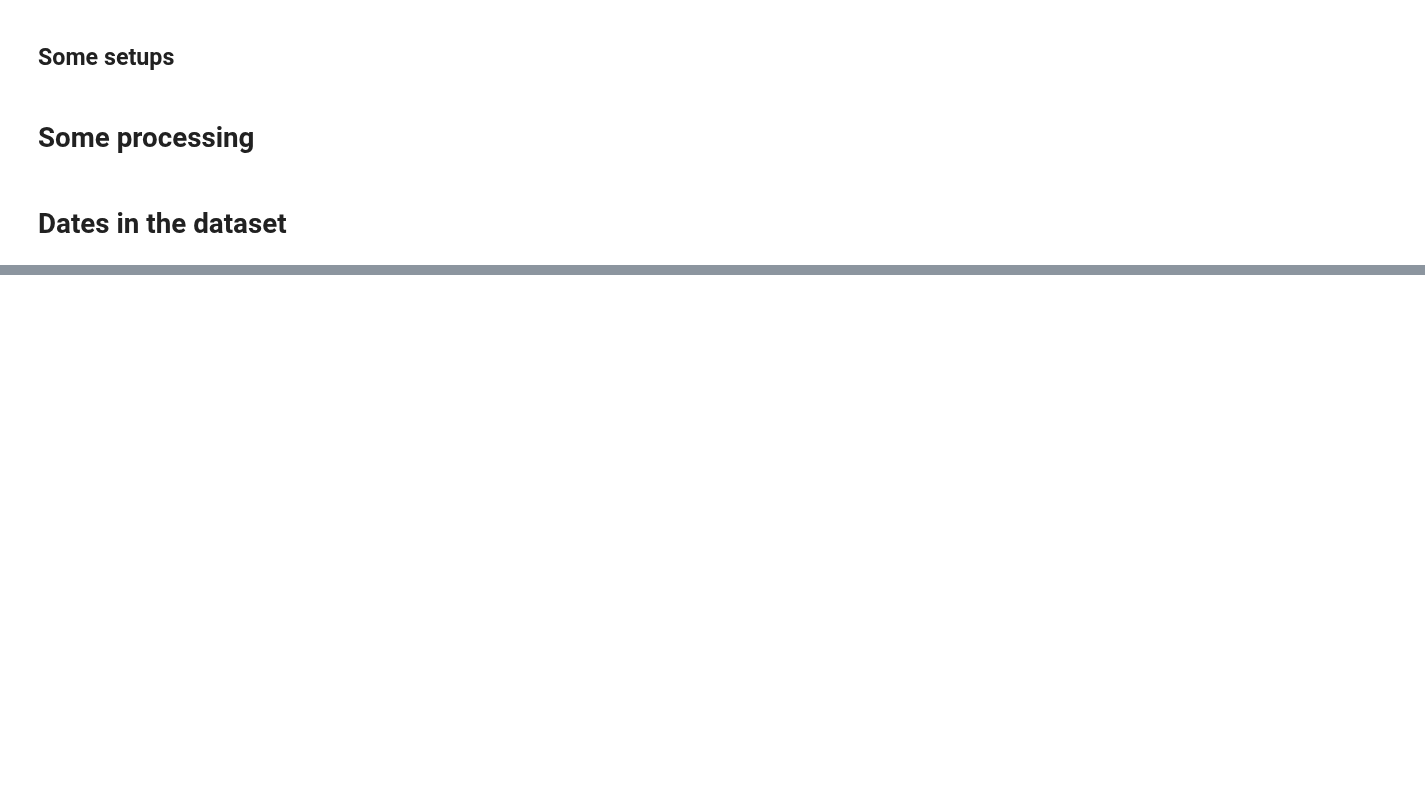
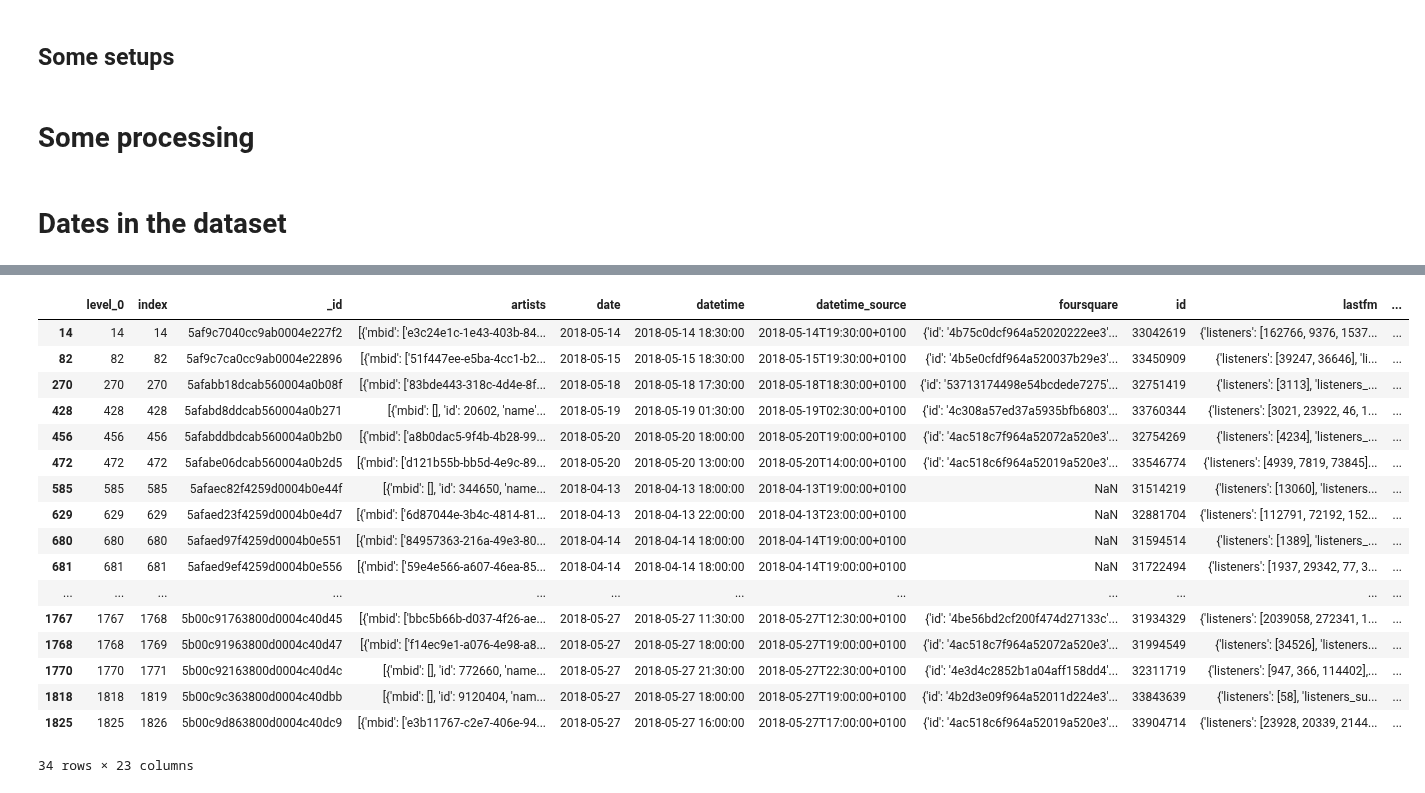
Before and after one commit to CityBlender/data-analysis, a Jupyter notebook: 02_Notebooks/Jays/Cluster.ipynb, the cells around one changed output, grey strips where cells are left out. Drawn from its saved outputs; the diff is of its cells as text; code cells hidden in the pictures; blank space fills up the shorter version.

```diff
--- a/02_Notebooks/Jays/Cluster.ipynb
+++ b/02_Notebooks/Jays/Cluster.ipynb
@@ -153,6 +185,27 @@ allReggaeEvents = pd.concat([reggaeEventsdf,reggaeEventsdf2])
 # %%
 #get rid of duplicates
 allReggaeEvents = allReggaeEvents.drop_duplicates(subset='_id', keep='last')
+# %%
+allReggaeEvents
+# %% [output]
+|  | level_0 | index | _id | artists | date | datetime | datetime_source | foursquare | id | lastfm | ... |
+| 14 | 14 | 14 | 5af9c7040cc9ab0004e227f2 | [{'mbid': ['e3c24e1c-1e43-403b-84... | 2018-05-14 | 2018-05-14 18:30:00 | 2018-05-14T19:30:00+0100 | {'id': '4b75c0dcf964a52020222ee3'... | 33042619 | {'listeners': [162766, 9376, 1537... | ... |
+| 82 | 82 | 82 | 5af9c7ca0cc9ab0004e22896 | [{'mbid': ['51f447ee-e5ba-4cc1-b2... | 2018-05-15 | 2018-05-15 18:30:00 | 2018-05-15T19:30:00+0100 | {'id': '4b5e0cfdf964a520037b29e3'... | 33450909 | {'listeners': [39247, 36646], 'li... | ... |
+| 270 | 270 | 270 | 5afabb18dcab560004a0b08f | [{'mbid': ['83bde443-318c-4d4e-8f... | 2018-05-18 | 2018-05-18 17:30:00 | 2018-05-18T18:30:00+0100 | {'id': '53713174498e54bcdede7275'... | 32751419 | {'listeners': [3113], 'listeners_... | ... |
+| 428 | 428 | 428 | 5afabd8ddcab560004a0b271 | [{'mbid': [], 'id': 20602, 'name'... | 2018-05-19 | 2018-05-19 01:30:00 | 2018-05-19T02:30:00+0100 | {'id': '4c308a57ed37a5935bfb6803'... | 33760344 | {'listeners': [3021, 23922, 46, 1... | ... |
+| 456 | 456 | 456 | 5afabddbdcab560004a0b2b0 | [{'mbid': ['a8b0dac5-9f4b-4b28-99... | 2018-05-20 | 2018-05-20 18:00:00 | 2018-05-20T19:00:00+0100 | {'id': '4ac518c7f964a52072a520e3'... | 32754269 | {'listeners': [4234], 'listeners_... | ... |
+| 472 | 472 | 472 | 5afabe06dcab560004a0b2d5 | [{'mbid': ['d121b55b-bb5d-4e9c-89... | 2018-05-20 | 2018-05-20 13:00:00 | 2018-05-20T14:00:00+0100 | {'id': '4ac518c6f964a52019a520e3'... | 33546774 | {'listeners': [4939, 7819, 73845]... | ... |
+| 585 | 585 | 585 | 5afaec82f4259d0004b0e44f | [{'mbid': [], 'id': 344650, 'name... | 2018-04-13 | 2018-04-13 18:00:00 | 2018-04-13T19:00:00+0100 | NaN | 31514219 | {'listeners': [13060], 'listeners... | ... |
+| 629 | 629 | 629 | 5afaed23f4259d0004b0e4d7 | [{'mbid': ['6d87044e-3b4c-4814-81... | 2018-04-13 | 2018-04-13 22:00:00 | 2018-04-13T23:00:00+0100 | NaN | 32881704 | {'listeners': [112791, 72192, 152... | ... |
+| 680 | 680 | 680 | 5afaed97f4259d0004b0e551 | [{'mbid': ['84957363-216a-49e3-80... | 2018-04-14 | 2018-04-14 18:00:00 | 2018-04-14T19:00:00+0100 | NaN | 31594514 | {'listeners': [1389], 'listeners_... | ... |
+| 681 | 681 | 681 | 5afaed9ef4259d0004b0e556 | [{'mbid': ['59e4e566-a607-46ea-85... | 2018-04-14 | 2018-04-14 18:00:00 | 2018-04-14T19:00:00+0100 | NaN | 31722494 | {'listeners': [1937, 29342, 77, 3... | ... |
+| ... | ... | ... | ... | ... | ... | ... | ... | ... | ... | ... | ... |
+| 1767 | 1767 | 1768 | 5b00c91763800d0004c40d45 | [{'mbid': ['bbc5b66b-d037-4f26-ae... | 2018-05-27 | 2018-05-27 11:30:00 | 2018-05-27T12:30:00+0100 | {'id': '4be56bd2cf200f474d27133c'... | 31934329 | {'listeners': [2039058, 272341, 1... | ... |
+| 1768 | 1768 | 1769 | 5b00c91963800d0004c40d47 | [{'mbid': ['f14ec9e1-a076-4e98-a8... | 2018-05-27 | 2018-05-27 18:00:00 | 2018-05-27T19:00:00+0100 | {'id': '4ac518c7f964a52072a520e3'... | 31994549 | {'listeners': [34526], 'listeners... | ... |
+| 1770 | 1770 | 1771 | 5b00c92163800d0004c40d4c | [{'mbid': [], 'id': 772660, 'name... | 2018-05-27 | 2018-05-27 21:30:00 | 2018-05-27T22:30:00+0100 | {'id': '4e3d4c2852b1a04aff158dd4'... | 32311719 | {'listeners': [947, 366, 114402],... | ... |
+| 1818 | 1818 | 1819 | 5b00c9c363800d0004c40dbb | [{'mbid': [], 'id': 9120404, 'nam... | 2018-05-27 | 2018-05-27 18:00:00 | 2018-05-27T19:00:00+0100 | {'id': '4b2d3e09f964a52011d224e3'... | 33843639 | {'listeners': [58], 'listeners_su... | ... |
+| 1825 | 1825 | 1826 | 5b00c9d863800d0004c40dc9 | [{'mbid': ['e3b11767-c2e7-406e-94... | 2018-05-27 | 2018-05-27 16:00:00 | 2018-05-27T17:00:00+0100 | {'id': '4ac518c6f964a52019a520e3'... | 33904714 | {'listeners': [23928, 20339, 2144... | ... |
+34 rows × 23 columns
 # %%
 print(minLatLdn)
 print(minLngLdn)
```
Also changed, not shown: parts of 7 cells of this notebook.
